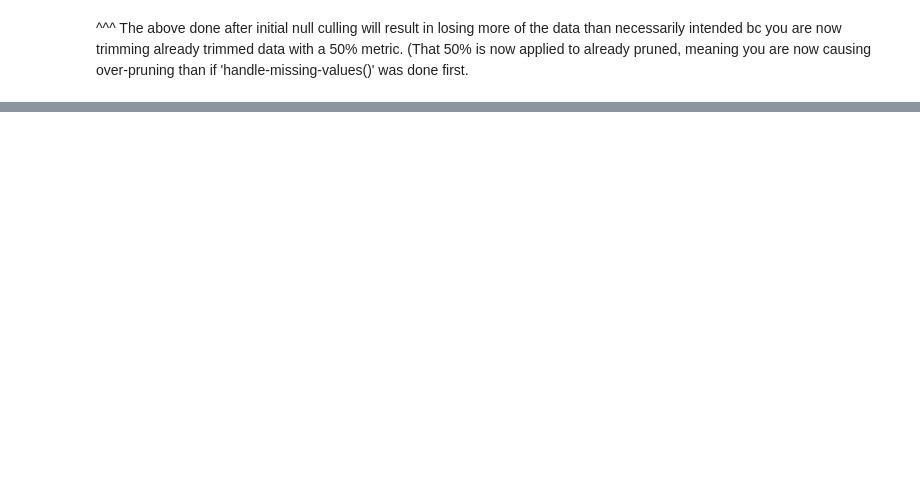
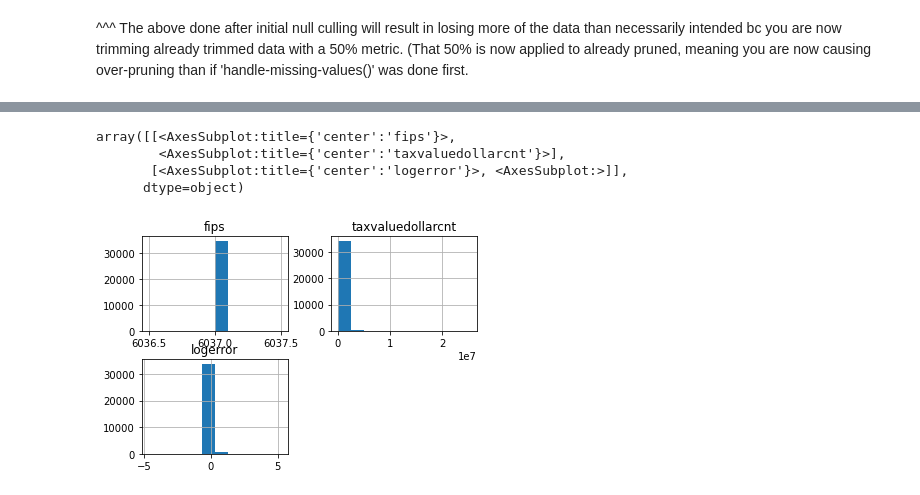
Before and after one commit to watermanbrandyn/clustering-exercises, a Jupyter notebook: zillow.ipynb, the cells around one changed output, grey strips where cells are left out. Drawn from its saved outputs; the diff is of its cells as text; code cells hidden in the pictures; blank space fills up the shorter version.

Commit message:
continued zillow work

```diff
--- a/zillow.ipynb
+++ b/zillow.ipynb
@@ -307,5 +309,5 @@ not_single = [246, 248, 247, 267, 31]
 # %%
-zillow2 = zillow[~zillow.propertylandusetypeid.isin(not_single)]
+zillow2 = zillow2[~zillow.propertylandusetypeid.isin(not_single)]
 # %%
 zillow2.propertylandusetypeid.value_counts()
 # %% [output]
@@ -377,0 +390,2 @@ zillow2.shape
+# %%
+zillow_trim = zillow2.dropna()
@@ -377,0 +396,2 @@ zillow2.shape
+# %%
+zillow_trim = zillow_trim[['fips', 'taxvaluedollarcnt', 'logerror']]
@@ -377,0 +404,2 @@ zillow2.shape
+# %%
+zillow_trim_6307 = zillow_trim[zillow_trim.fips == 6037]
@@ -377,0 +419,8 @@ zillow2.shape
+# %%
+zillow_trim_6307.hist()
+# %% [output]
+array([[<AxesSubplot:title={'center':'fips'}>,
+        <AxesSubplot:title={'center':'taxvaluedollarcnt'}>],
+       [<AxesSubplot:title={'center':'logerror'}>, <AxesSubplot:>]],
+      dtype=object)
+[figure, added]
```
Also changed, not shown: parts of 40 cells of this notebook.
